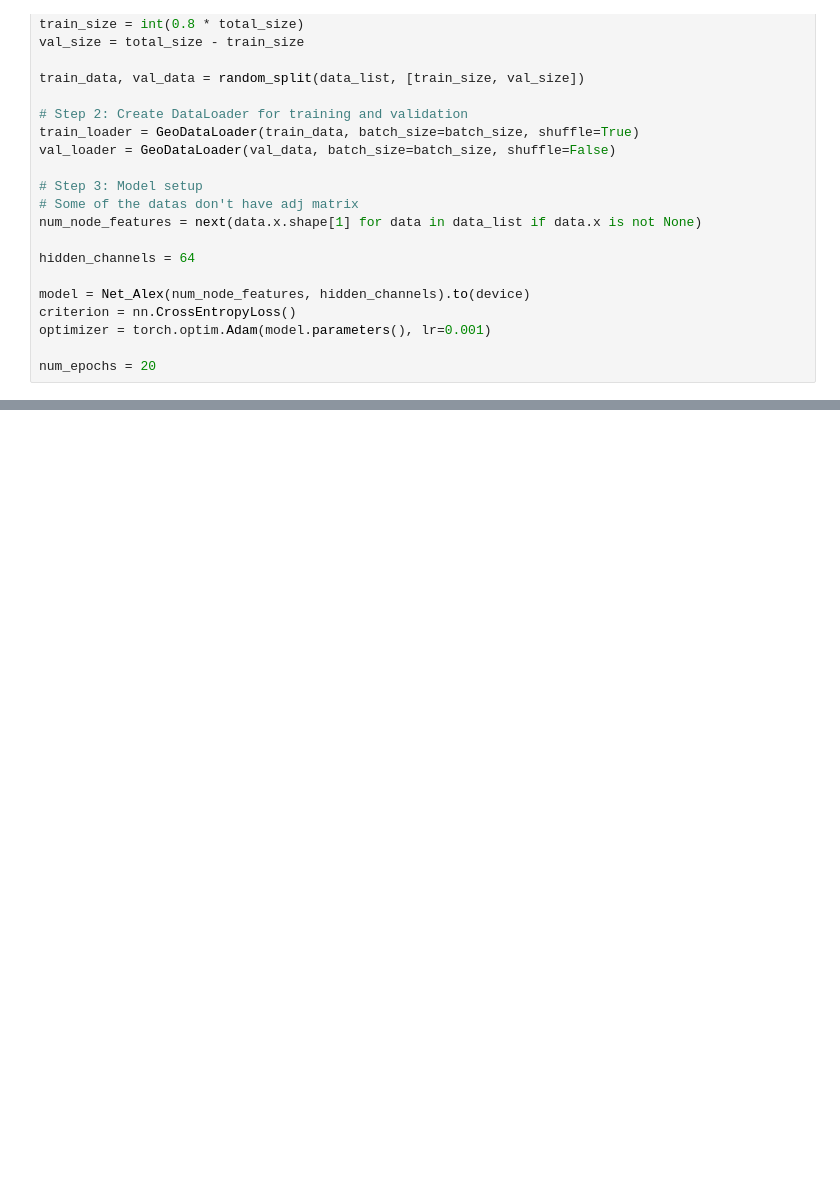
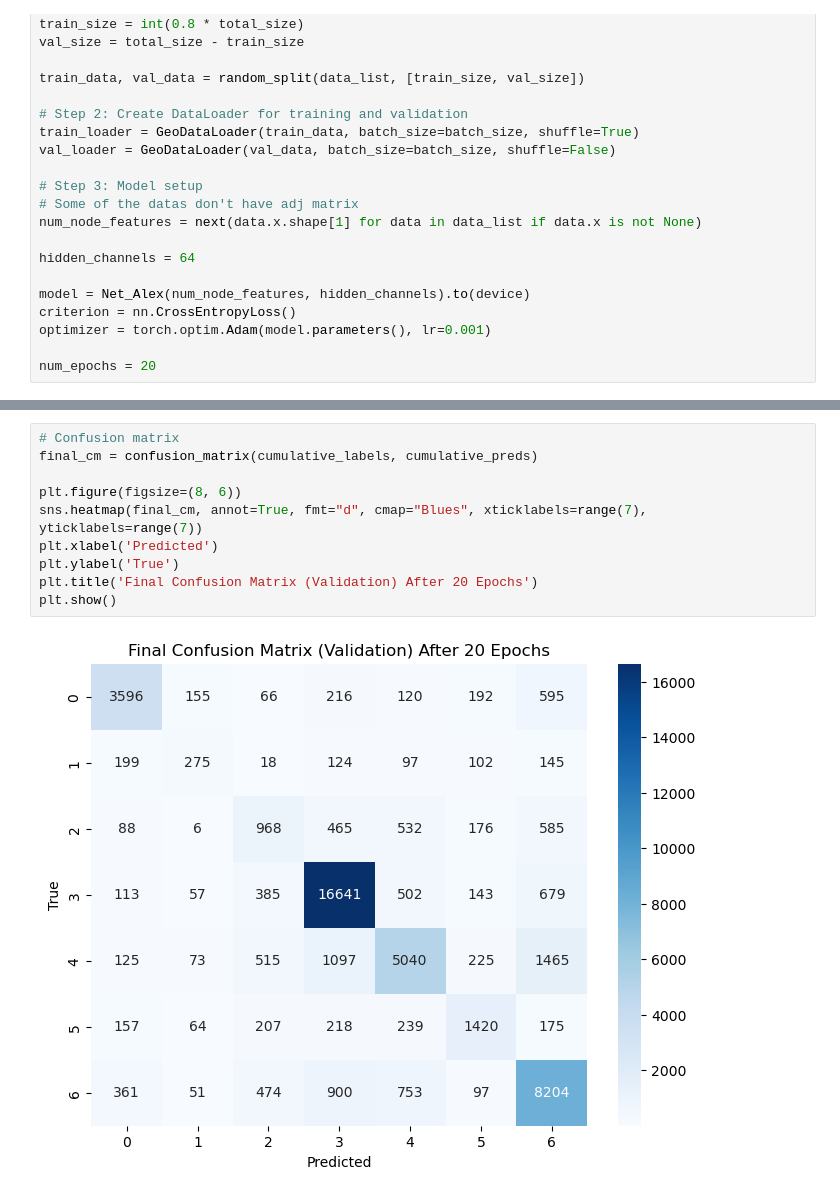
Before and after one commit to kennywang112/GCNN, a Jupyter notebook: main_test.ipynb, the cells around one changed output, grey strips where cells are left out. Cells and saved outputs as stored; diff of their text form; blank space fills up the shorter version.

Commit message:
confusion & label fixed

```diff
--- a/main_test.ipynb
+++ b/main_test.ipynb
@@ -241,0 +262,12 @@ Epoch 20/20, Train Loss: 0.7528, Train Acc: 0.7118, Val Loss: 0.7695, Val Acc: 0
+# %%
+# Confusion matrix
+final_cm = confusion_matrix(cumulative_labels, cumulative_preds)
+
+plt.figure(figsize=(8, 6))
+sns.heatmap(final_cm, annot=True, fmt="d", cmap="Blues", xticklabels=range(7), yticklabels=range(7))
+plt.xlabel('Predicted')
+plt.ylabel('True')
+plt.title('Final Confusion Matrix (Validation) After 20 Epochs')
+plt.show()
+# %% [output]
+[figure, added]
```
Also changed, not shown: parts of 4 cells of this notebook, 2 other files.
